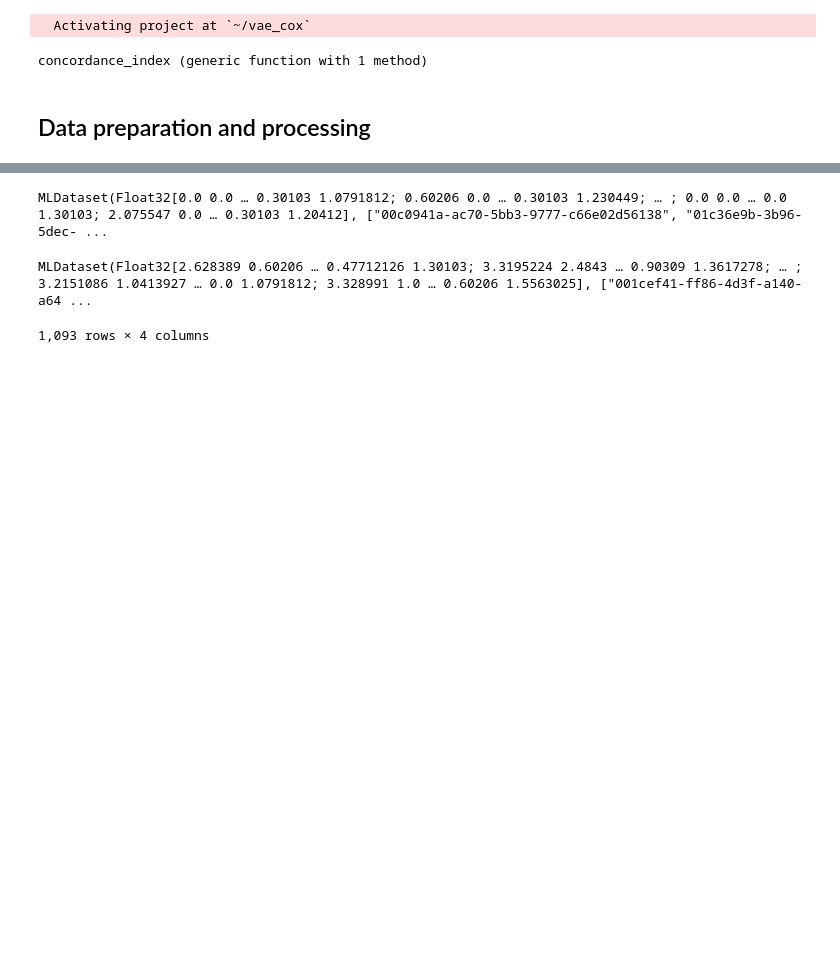
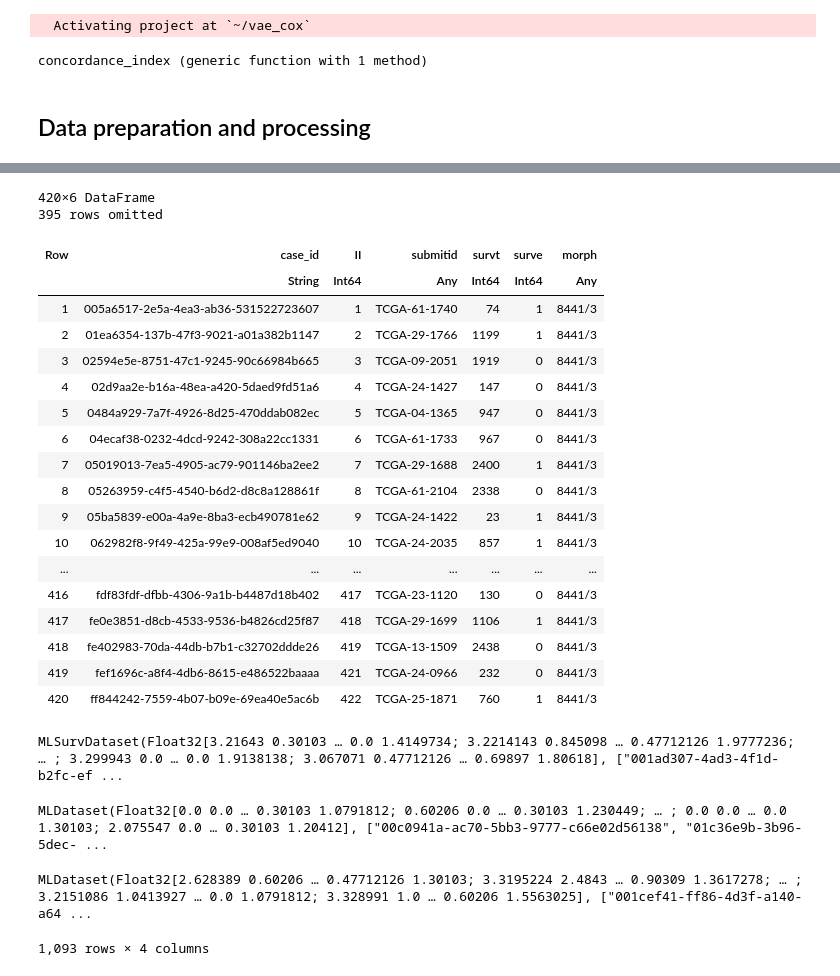
Before and after one commit to lemieux-lab/vae_cox, a Jupyter notebook: tcga_anlyses.ipynb, the cells around one changed output, grey strips where cells are left out. Drawn from its saved outputs; the diff is of its cells as text; code cells hidden in the pictures; blank space fills up the shorter version.

```diff
--- a/tcga_anlyses.ipynb
+++ b/tcga_anlyses.ipynb
@@ -15,0 +34,64 @@ prefix = "TCGA_LGG"
+# %%
+
+basepath = "Data/GDC_raw"
+FILES = "$basepath/TCGA_OV_clinical.json"
+J = JSON.parsefile(FILES)
+submitids, case_ids, surves, survts, labels = [], [],[],[], []
+counter = 0
+for (i,F) in enumerate(J)
+    if "demographic" in keys(F)
+
+    case_id = F["case_id"]
+    submitter_ID = split(F["demographic"]["submitter_id"],"_")[1]
+    surve = F["demographic"]["vital_status"] == "Dead" ? 1 : 0 # status
+    if surve == 1 && "days_to_death" in keys(F["demographic"])
+        survt = Int(F["demographic"]["days_to_death"])
+        push!(submitids, submitter_ID)
+        push!(case_ids, case_id)
+        push!(surves, surve)
+        push!(survts, survt)
+        morph = F["diagnoses"][1]["morphology"]
+        push!(labels, morph)
+        #println("$i $(case_id) $submitter_ID $surve $survt")
+    elseif surve == 0
+        diagnoses = F["diagnoses"]
+        if F["diagnoses"][1]["days_to_last_follow_up"] != nothing
+            survt = Int(F["diagnoses"][1]["days_to_last_follow_up"])
+            push!(submitids, submitter_ID)
+            push!(case_ids, case_id)
+            push!(surves, surve)
+            push!(survts, survt)
+            morph = F["diagnoses"][1]["morphology"]
+            push!(labels, morph)
+            #println("$i $(case_id) $submitter_ID $surve $survt")
+        end
+    end
+    #ttms = [x["treatment_or_therapy"] == "yes" for x in F["diagnoses"][1]["treatments"]]
+
+    end
+    end
+# %%
+CLIN_df = DataFrame(:case_id=>case_ids, :submitid=>submitids,:survt=>Array{Int}(survts),:surve=>Array{Int}(surves), :morph=>labels)
+tmp = DataFrame(:case_id=>samples, :II=>collect(1:length(samples)))
+samples_df = sort(innerjoin(tmp, CLIN_df, on = :case_id), :II)
+# %% [output]
+420×6 DataFrame
+395 rows omitted
+| Row | case_id | II | submitid | survt | surve | morph |
+|  | String | Int64 | Any | Int64 | Int64 | Any |
+| 1 | 005a6517-2e5a-4ea3-ab36-531522723607 | 1 | TCGA-61-1740 | 74 | 1 | 8441/3 |
+| 2 | 01ea6354-137b-47f3-9021-a01a382b1147 | 2 | TCGA-29-1766 | 1199 | 1 | 8441/3 |
+| 3 | 02594e5e-8751-47c1-9245-90c66984b665 | 3 | TCGA-09-2051 | 1919 | 0 | 8441/3 |
+| 4 | 02d9aa2e-b16a-48ea-a420-5daed9fd51a6 | 4 | TCGA-24-1427 | 147 | 0 | 8441/3 |
+| 5 | 0484a929-7a7f-4926-8d25-470ddab082ec | 5 | TCGA-04-1365 | 947 | 0 | 8441/3 |
+| 6 | 04ecaf38-0232-4dcd-9242-308a22cc1331 | 6 | TCGA-61-1733 | 967 | 0 | 8441/3 |
+| 7 | 05019013-7ea5-4905-ac79-901146ba2ee2 | 7 | TCGA-29-1688 | 2400 | 1 | 8441/3 |
+| 8 | 05263959-c4f5-4540-b6d2-d8c8a128861f | 8 | TCGA-61-2104 | 2338 | 0 | 8441/3 |
+| 9 | 05ba5839-e00a-4a9e-8ba3-ecb490781e62 | 9 | TCGA-24-1422 | 23 | 1 | 8441/3 |
+| 10 | 062982f8-9f49-425a-99e9-008af5ed9040 | 10 | TCGA-24-2035 | 857 | 1 | 8441/3 |
+| ... | ... | ... | ... | ... | ... | ... |
+| 416 | fdf83fdf-dfbb-4306-9a1b-b4487d18b402 | 417 | TCGA-23-1120 | 130 | 0 | 8441/3 |
+| 417 | fe0e3851-d8cb-4533-9536-b4826cd25f87 | 418 | TCGA-29-1699 | 1106 | 1 | 8441/3 |
+| 418 | fe402983-70da-44db-b7b1-c32702ddde26 | 419 | TCGA-13-1509 | 2438 | 0 | 8441/3 |
+| 419 | fef1696c-a8f4-4db6-8615-e486522baaaa | 421 | TCGA-24-0966 | 232 | 0 | 8441/3 |
+| 420 | ff844242-7559-4b07-b09e-69ea40e5ac6b | 422 | TCGA-25-1871 | 760 | 1 | 8441/3 |
@@ -16,5 +111,7 @@ prefix = "TCGA_LGG"
 # %%
-LGG = MLSurvDataset("Data/TCGA_LGG_tpm...")
+LGG = MLSurvDataset("Data/TCGA_LGG_tpm_n513_btypes_labels_surv.h5")
+# %% [output]
+MLSurvDataset(Float32[3.21643 0.30103 … 0.0 1.4149734; 3.2214143 0.845098 … 0.47712126 1.9777236; … ; 3.299943 0.0 … 0.0 1.9138138; 3.067071 0.47712126 … 0.69897 1.80618], ["001ad307-4ad3-4f1d-b2fc-ef ...
 # %%
 #process_tall( "Data/TARGET_ALL_tpm_n264_btypes_labels.h5")
 TALL = MLDataset( "Data/TARGET_ALL_tpm_n264_btypes_labels.h5")
```
Also changed, not shown: parts of 3 cells of this notebook, 2 other files.
